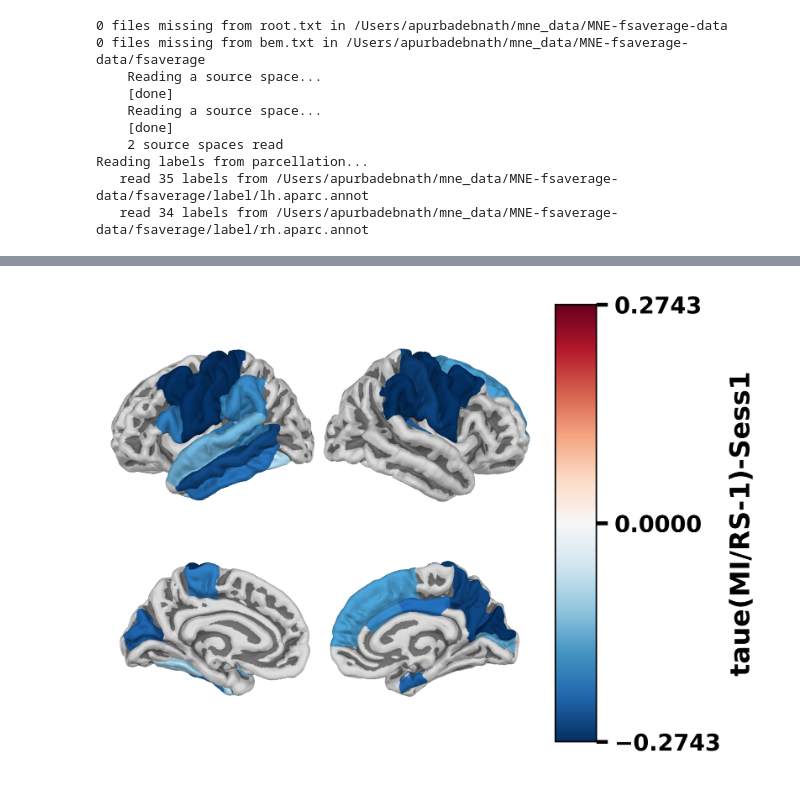
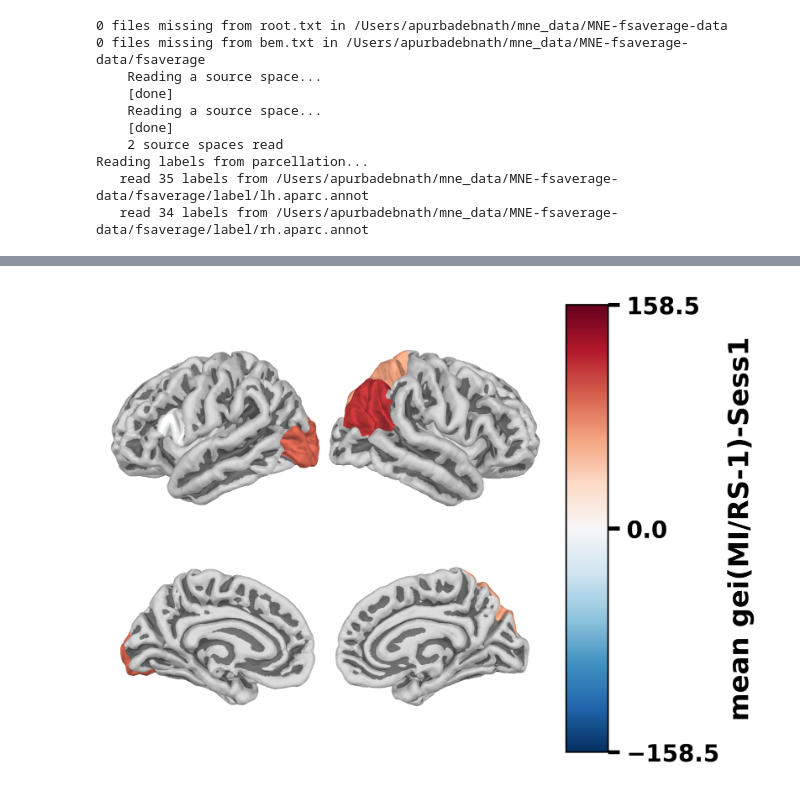
Before and after one commit to ApurbaApd/mi-NMM_bci_modeling, a Jupyter notebook: spectrome/data_brain_plotting/brain_plots_all_meg.ipynb, the cells around one changed output, grey strips where cells are left out. Cells and saved outputs as stored; diff of their text form; code cells hidden in the pictures.

```diff
--- a/spectrome/data_brain_plotting/brain_plots_all_meg.ipynb
+++ b/spectrome/data_brain_plotting/brain_plots_all_meg.ipynb
@@ -34,20 +34,20 @@ for num in range(1, 5):
     x_rest_all[num]=np.zeros((68, 10, 19))
 
     for i in range(19):
-        mi_fname = f'../bci_results_apd/bci_results/meg/sess{num}/mi_allsubs_f/mi_nostim_mse_db_fvec330_{i}.p'
+        mi_fname = f'../../bci_results_apd/bci_results/meg/sess{num}/mi_allsubs_f/mi_nostim_mse_db_fvec330_{i}.p'
         with open(mi_fname, 'rb') as f:
             x_mi_all[num][:,:,i]=np.array(pkl.load(f))
 
-        base_fname = f'../bci_results_apd/bci_results/meg/sess{num}/baseline_allsubs_f/baseline_nostim_mse_db_fvec330_{i}.p'
+        base_fname = f'../../bci_results_apd/bci_results/meg/sess{num}/baseline_allsubs_f/baseline_nostim_mse_db_fvec330_{i}.p'
         with open(base_fname, 'rb') as f:
             x_base_all[num][:,:,i] = np.array(pkl.load(f))
 
-        rest_fname = f'../bci_results_apd/bci_results/meg/sess{num}/rs1_allsubs_f0/rs1_nostim_mse_db_fvec330_{i}.p'
+        rest_fname = f'../../bci_results_apd/bci_results/meg/sess{num}/rs1_allsubs_f0/rs1_nostim_mse_db_fvec330_{i}.p'
         with open(rest_fname, 'rb') as f:
             x_rest_all[num][:,:,i]=np.array(pkl.load(f))
 # %%
 # All regions
-df=pd.read_excel('../ListROIs_DK.xlsx')
+df=pd.read_excel('../../ListROIs_DK.xlsx')
 all_regions=[]
 all_regions_idx=[]
 for i,r in df.iterrows():
@@ -67,11 +67,11 @@ for idx in range(0,68):
     taue_session_values = []
     for session in range(1, 5):
         #gei, at 0
-        mean_gei = ((np.mean(x_mi_all[session][idx, 0, :]))/(np.mean(x_rest_all[session][idx, 0, :])))-1
+        mean_gei = np.mean((x_mi_all[session][idx, 0, :])/(x_rest_all[session][idx, 0, :])-1)
         #gii, at 1
-        mean_gii = ((np.mean(x_mi_all[session][idx, 1, :]))/(np.mean(x_rest_all[session][idx, 1, :])))-1
+        mean_gii = np.mean((x_mi_all[session][idx, 1, :])/(x_rest_all[session][idx, 1, :])-1)
         #taue, at 2
-        mean_taue = ((np.mean(x_mi_all[session][idx, 2, :]))/(np.mean(x_rest_all[session][idx, 2, :])))-1
+        mean_taue =np.mean((x_mi_all[session][idx, 2, :])/(x_rest_all[session][idx, 2, :])-1)
         gei_session_values.append(mean_gei)
         gii_session_values.append(mean_gii)
         taue_session_values.append(mean_taue)
@@ -292,11 +389,11 @@ Reading labels from parcellation...
 # %%
-##brain plot with taue(MI/RS-1) values for signifant (pFDR<0.05) regions
-##taue-max and min values of all sessions
-max_val = df_taue[['S1', 'S2', 'S3', 'S4']].to_numpy().max()
-min_val = df_taue[['S1', 'S2', 'S3', 'S4']].to_numpy().min()
+##brain plot with mean gii/gei(MI/RS-1) values for signifant (pFDR<0.05) regions
+##gii/gei-max and min (MI/RS-1) values of all session
+max_val = df_gei[['S1', 'S2', 'S3', 'S4']].to_numpy().max()
+min_val = df_gei[['S1', 'S2', 'S3', 'S4']].to_numpy().min()
 
 ##For plotting (MI/RS-1)
-roi_tvalues = dict(zip(list(df_taue.index), list(df_taue['S1'])))
+roi_tvalues = dict(zip(list(df_gei.index), list(df_gei['S1'])))
 
 brain = Brain(
     subject=subject,
@@ -313,32 +410,24 @@ brain = Brain(
 )
 
 cmap = cmaps.get_cmap("RdBu_r") #changing RdBu_r to RdBu to make reddish appearance for greater values
-# vmin, vmax = -np.max(list(df_taue['S3'])), np.max(list(df_taue['S3']))
+# vmin, vmax = -np.max(list(df_gii['S3'])), np.max(list(df_gii['S3']))
 vmin, vmax = -max_val, max_val # Use the max value from all sessions
 norm = Normalize(vmin=vmin, vmax=vmax)
 
+
 for label in labels:
-    if label.name in taue_meg_sess1_regions:
+    if label.name in gei_meg_sess1_regions:
         t_value = roi_tvalues[label.name]
         rgba_color = cmap(norm(t_value))
         brain.add_label(label, color=rgba_color[:4])
 
-# for label in labels:
-#     if label.name in taue_meg_sess1_regions:
-#         t_value = roi_tvalues[label.name]
-#         if t_value < 0.05:  # Only significant
-#             rgba_color = cmap(norm(t_value))
-#             brain.add_label(label, color=rgba_color[:3])
-#         else:
-#             continue  # Skip non-significant
-
 
 clim = dict(kind="value", lims=[vmin, (vmin+vmax)/2, vmax])
-brain.save_image("pfdr_taue_meg_sess1.png")
+brain.save_image("pfdr_gei_meg_sess1.png")
 #the combined plot
 fig, ax = plt.subplots(figsize=(6, 4), dpi=400)
 
-brain_image = plt.imread("pfdr_taue_meg_sess1.png")
+brain_image = plt.imread("pfdr_gei_meg_sess1.png")
 ax.imshow(brain_image)
 ax.axis('off')
 
@@ -347,35 +436,35 @@ cbar_ax = fig.add_axes([0.8, 0.1, 0.05, 0.8])
 # [0.15, 0.1, 0.7, 0.3]-->becomes horizontal
 # [0.8, 0.1, 0.05, 0.8]--vertical
 cb = fig.colorbar(plt.cm.ScalarMappable(cmap=cmap, norm=norm), cax=cbar_ax)
 
 # Set colorbar label with larger font
-cb.set_label("taue(MI/RS-1)-Sess1", fontsize=14, weight='bold')
+cb.set_label("mean gei(MI/RS-1)-Sess1", fontsize=14, weight='bold')
 
 # Set custom ticks and formatting
 cb.set_ticks([vmin, (vmin + vmax) / 2, vmax])
 cb.ax.tick_params(
     axis='y',
     which='both',
     length=6,
     width=2,
     colors='black',
     # direction='out',
     labelsize=12
 )
 
 # bolden each tick label
 for label in cb.ax.get_yticklabels():
     label.set_fontweight('bold')
 
 # # [0.15, 0.1, 0.7, 0.3]-->becomes horizontal
 # #color bar for the brain labels
-# cbar_ax = fig.add_axes([0.8, 0.1, 0.02, 0.8])
+# cbar_ax = fig.add_axes([0.8, 0.1, 0.05, 0.8])
 # cb = fig.colorbar(plt.cm.ScalarMappable(cmap=cmap, norm=norm), cax=cbar_ax)
-# cb.set_label("taue(MI/RS-1)-Sess4")
+# cb.set_label("gei(MI/RS-1)-Sess1")
 # cb.set_ticks([vmin, (vmin+vmax)/2, vmax])
 
 
-# plt.savefig(f"/Users/apurbadebnath/Desktop/iitm_project/sgm_bci_paper_figures/brain_plot_significant_taue_mi_rs_sess1.png", dpi=300)
+plt.savefig(f"/Users/apurbadebnath/Desktop/brain_plot_significant_gei_mi_rs_sess1.png", dpi=300)
 plt.show()
 # %% [output]
-[figure, old version]
+[figure, new version]
```
Also changed, not shown: parts of 8 cells of this notebook, 5 other files.
